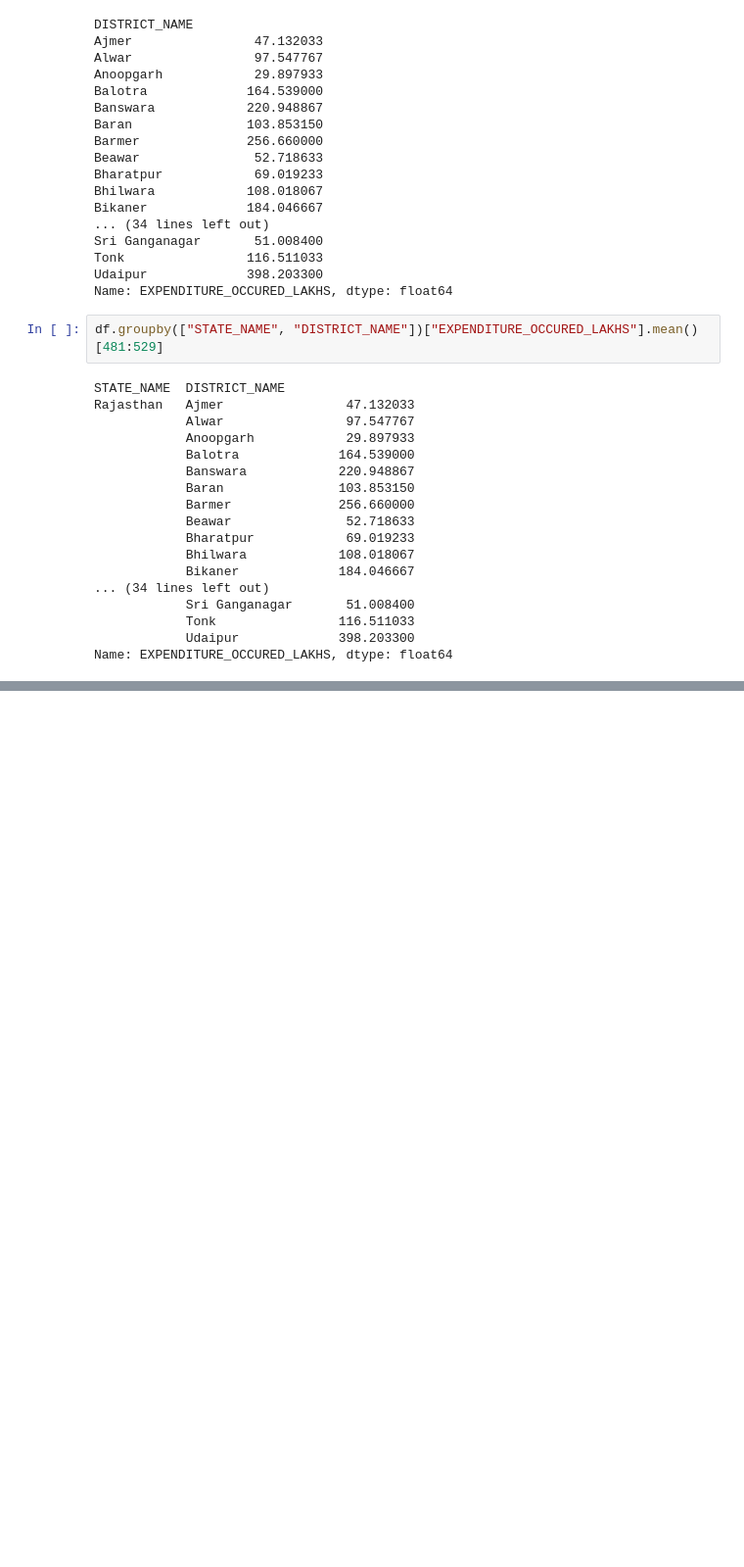
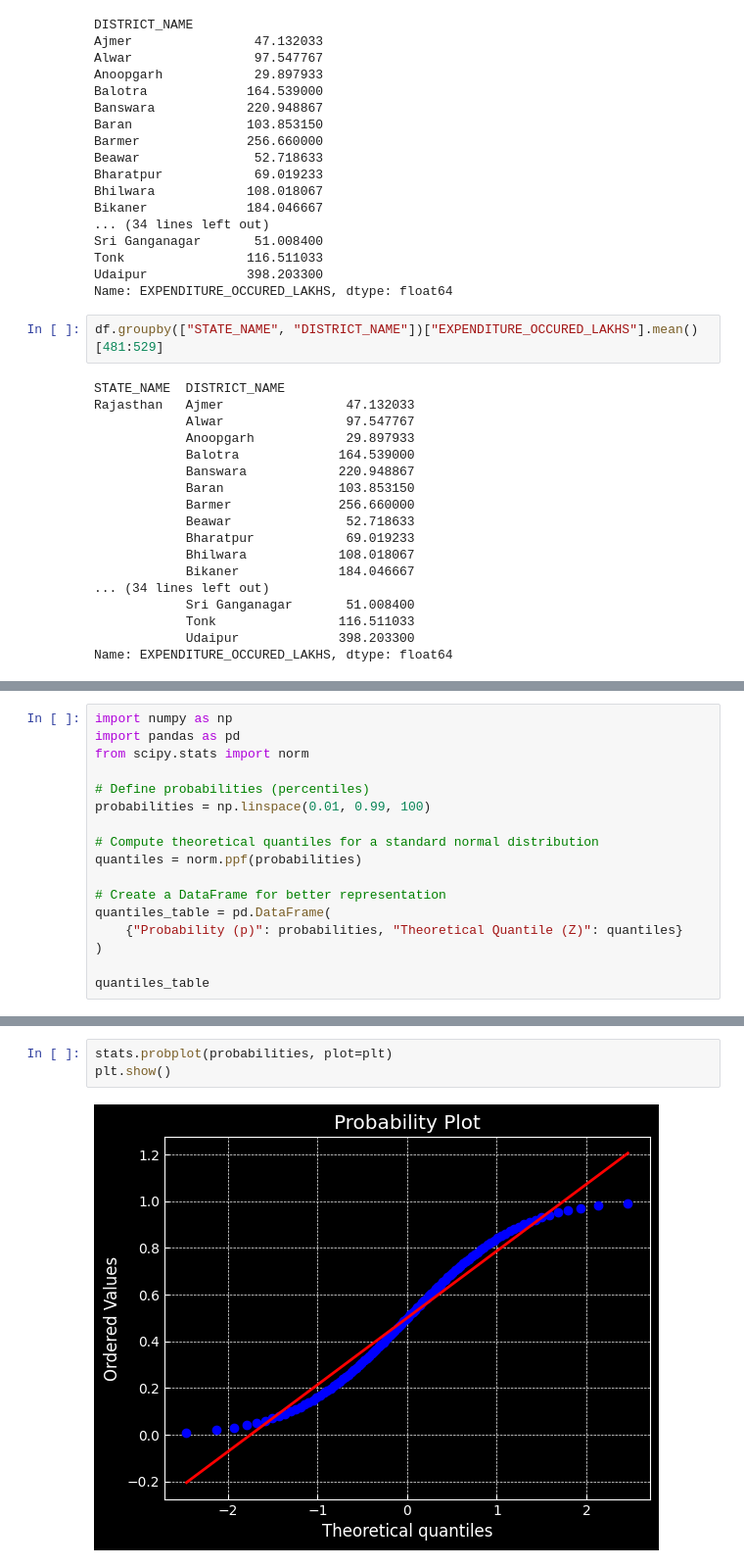
Before and after one commit to gauravgulia26/DataScience_Toolkit, a Jupyter notebook: libraries/pandas/pandas_final.ipynb, the cells around one changed output, grey strips where cells are left out. Shown at 98% size. Drawn from its saved outputs; the diff is of its cells as text; blank space fills up the shorter version.

```diff
--- a/libraries/pandas/pandas_final.ipynb
+++ b/libraries/pandas/pandas_final.ipynb
@@ -219,0 +245,17 @@ Name: EXPENDITURE_OCCURED_LAKHS, dtype: float64
+# %%
+import numpy as np
+import pandas as pd
+from scipy.stats import norm
+
+# Define probabilities (percentiles)
+probabilities = np.linspace(0.01, 0.99, 100)
+
+# Compute theoretical quantiles for a standard normal distribution
+quantiles = norm.ppf(probabilities)
+
+# Create a DataFrame for better representation
+quantiles_table = pd.DataFrame(
+    {"Probability (p)": probabilities, "Theoretical Quantile (Z)": quantiles}
+)
+
+quantiles_table
@@ -219,0 +289,5 @@ Name: EXPENDITURE_OCCURED_LAKHS, dtype: float64
+# %%
+stats.probplot(probabilities, plot=plt)
+plt.show()
+# %% [output]
+[figure, added]
```
Also changed, not shown: parts of 11 cells of this notebook.
